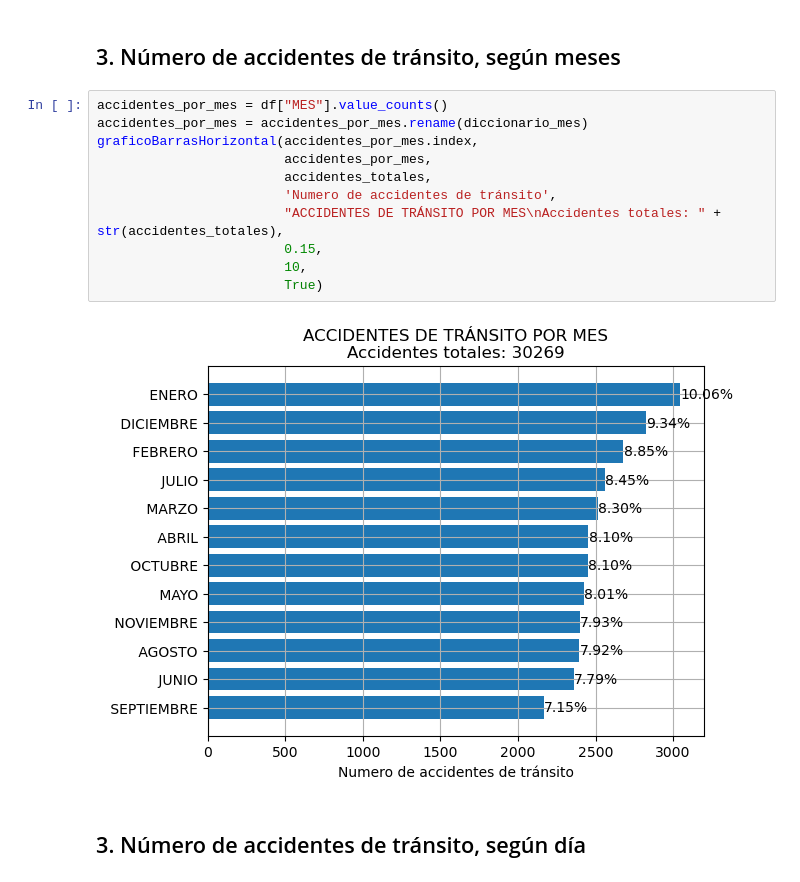
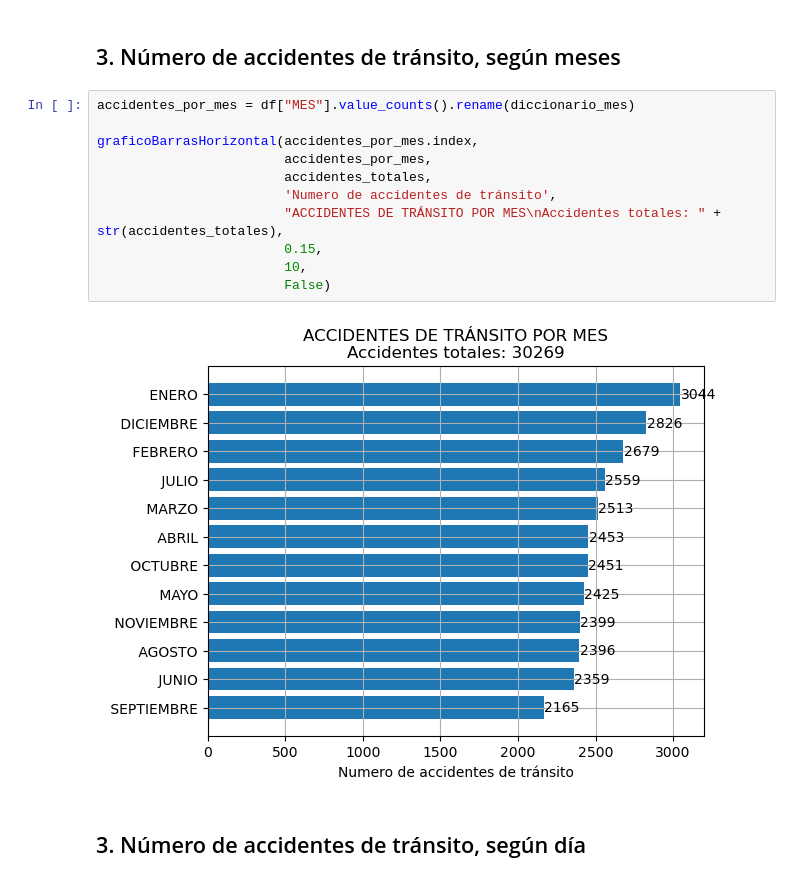
Before and after one commit to 2020-A-Python-GR1/py-arias-tuqueres-josue-nicolas, a Jupyter notebook: proyecto/Proyecto - Dataset CSV/Informe.ipynb, the cells around one changed output. Drawn from its saved outputs; the diff is of its cells as text.

```diff
--- a/proyecto/Proyecto Parte 2/Informe.ipynb
+++ b/proyecto/Proyecto - Dataset CSV/Informe.ipynb
@@ -293,18 +300,18 @@ graficoBarrasHorizontal(accidentes_por_canton.iloc[:10].index,
 # %% [markdown]
 <h2>3. Número de accidentes de tránsito, según meses</h2>
 # %%
-accidentes_por_mes = df["MES"].value_counts()
-accidentes_por_mes = accidentes_por_mes.rename(diccionario_mes)
+accidentes_por_mes = df["MES"].value_counts().rename(diccionario_mes)
+
 graficoBarrasHorizontal(accidentes_por_mes.index,
                         accidentes_por_mes,
                         accidentes_totales,
                         'Numero de accidentes de tránsito',
                         "ACCIDENTES DE TRÁNSITO POR MES\nAccidentes totales: " + str(accidentes_totales),
                         0.15,
                         10,
-                        True)
+                        False)
 # %% [output]
-[figure, old version]
+[figure, new version]
 # %% [markdown]
 <h2>3. Número de accidentes de tránsito, según día</h2>
 # %%
```
Also changed, not shown: parts of 16 cells of this notebook, 17 other files.
